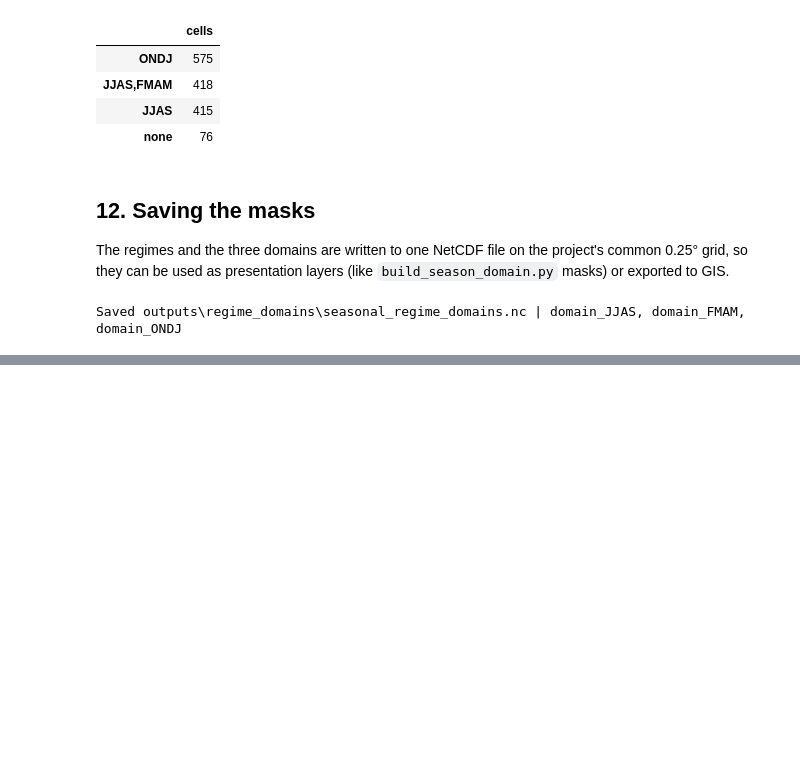
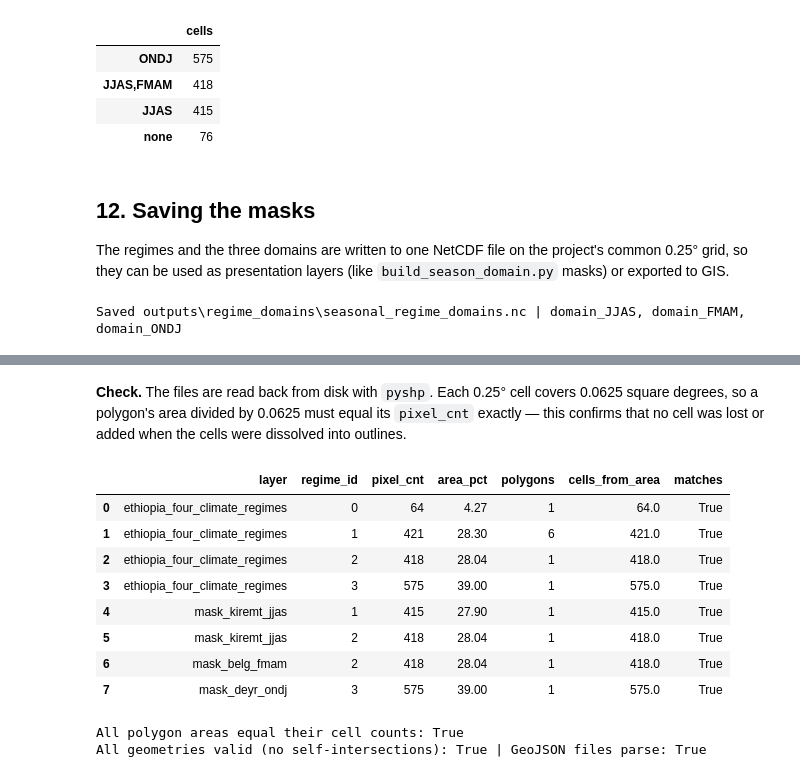
Before and after one commit to YonSci/calibrated_seasonal_rainfall, a Jupyter notebook: notebooks/Rainfall_domains_JJAS_FMAM_ONDJ.ipynb, the cells around one changed output, grey strips where cells are left out. Drawn from its saved outputs; the diff is of its cells as text; code cells hidden in the pictures; blank space fills up the shorter version.

```diff
--- a/notebooks/Rainfall_domains_JJAS_FMAM_ONDJ.ipynb
+++ b/notebooks/Rainfall_domains_JJAS_FMAM_ONDJ.ipynb
@@ -540,0 +649,36 @@ Saved outputs\regime_domains\seasonal_regime_domains.nc | domain_JJAS, domain_FM
+# %% [markdown]
+**Check.** The files are read back from disk with `pyshp`. Each 0.25° cell covers 0.0625 square degrees, so a
+polygon's area divided by 0.0625 must equal its `pixel_cnt` exactly — this confirms that no cell was lost or added when
+the cells were dissolved into outlines.
+# %%
+rows = []
+for name in layers:
+    with shapefile.Reader(str(shp_dir / name)) as r:
+        fields = [f[0] for f in r.fields[1:]]
+        for sr in r.iterShapeRecords():
+            rec = dict(zip(fields, sr.record)); geom = to_shape(sr.shape.__geo_interface__)
+            rows.append(dict(layer=name, regime_id=rec['regime_id'], pixel_cnt=rec['pixel_cnt'], area_pct=rec['area_pct'],
+                             polygons=len(geom.geoms) if geom.geom_type == 'MultiPolygon' else 1,
+                             cells_from_area=round(geom.area / 0.0625, 6)))
+check_shp = pd.DataFrame(rows)
+check_shp['matches'] = check_shp.cells_from_area == check_shp.pixel_cnt
+display(check_shp)
+print('All polygon areas equal their cell counts:', check_shp.matches.all())
+valid = []
+for name in layers:
+    with shapefile.Reader(str(shp_dir / name)) as r:
+        valid += [to_shape(sh.__geo_interface__).is_valid for sh in r.shapes()]
+    json.loads((shp_dir / f'{name}.geojson').read_text())
+print('All geometries valid (no self-intersections):', all(valid), '| GeoJSON files parse:', True)
+# %% [output]
+|  | layer | regime_id | pixel_cnt | area_pct | polygons | cells_from_area | matches |
+| 0 | ethiopia_four_climate_regimes | 0 | 64 | 4.27 | 1 | 64.0 | True |
+| 1 | ethiopia_four_climate_regimes | 1 | 421 | 28.30 | 6 | 421.0 | True |
+| 2 | ethiopia_four_climate_regimes | 2 | 418 | 28.04 | 1 | 418.0 | True |
+| 3 | ethiopia_four_climate_regimes | 3 | 575 | 39.00 | 1 | 575.0 | True |
+| 4 | mask_kiremt_jjas | 1 | 415 | 27.90 | 1 | 415.0 | True |
+| 5 | mask_kiremt_jjas | 2 | 418 | 28.04 | 1 | 418.0 | True |
+| 6 | mask_belg_fmam | 2 | 418 | 28.04 | 1 | 418.0 | True |
+| 7 | mask_deyr_ondj | 3 | 575 | 39.00 | 1 | 575.0 | True |
+All polygon areas equal their cell counts: True
+All geometries valid (no self-intersections): True | GeoJSON files parse: True
```
Also changed, not shown: parts of 8 cells of this notebook, 5 other files.
